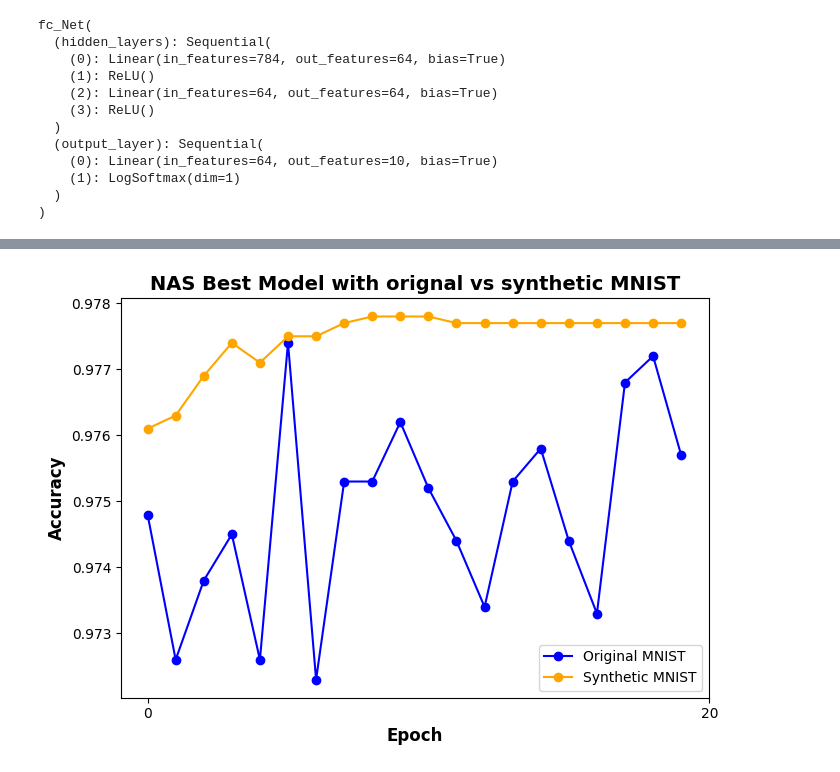
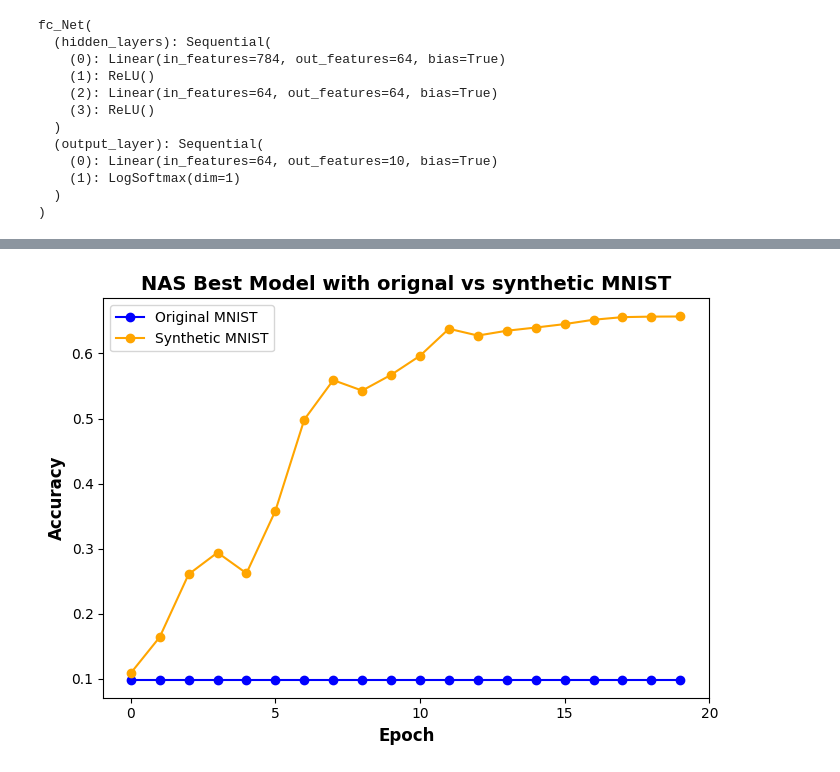
Before and after one commit to Swapnil949/ECE1512_2024F_ProjectRepo_SwapnilPatel, a Jupyter notebook: project_A/src/task1_application.ipynb, the cells around one changed output, grey strips where cells are left out. Saved outputs shown, nothing was run; the diff lists cells and outputs as text; code cells hidden in the pictures.

```diff
--- a/project_A/src/task1_application.ipynb
+++ b/project_A/src/task1_application.ipynb
@@ -370,6 +347,13 @@ fc_Net(
   )
 )
 # %%
+# Load the full dataset
+lr = 0.01
+num_epochs = 20
+batch_size = 64
+model = fc_Net(input_size, best_architecture, output_size).to(device)
+
+
 criterion = nn.CrossEntropyLoss().to(device)
 optimizer = torch.optim.SGD(model.parameters(), lr=lr, momentum=0.9, weight_decay=0.0001)
 sched = torch.optim.lr_scheduler.CosineAnnealingLR(optimizer, T_max=steps)
@@ -426,6 +397,10 @@ num_epochs = 20
 batch_size = 64
 
 syn_dataset, channel, num_classes, im_size, dataloader = get_syn_dataset('MNIST_real_res.pt')
+
+## train model with best architecture using the full dataset
+
+model = fc_Net(input_size, best_architecture, output_size).to(device)
 
 
 criterion = nn.CrossEntropyLoss().to(device)
@@ -481,17 +456,17 @@ elapsed time:  11.104322910308838
 # %%
 plt.figure(figsize=(7, 5))  # Set figure size
 
 # plot AlexNet accuracy results
 plt.plot(orig_results, label='Original MNIST', color='blue', marker='o')
 plt.plot(syn_results, label='Synthetic MNIST', color='orange', marker='o')
 
 plt.grid(False)
-plt.xticks(np.arange(0, num_epochs+1, 20))
+plt.xticks(np.arange(0, num_epochs+1, 5))
 plt.xlabel("Epoch", fontsize=12, fontweight='bold')
 plt.ylabel("Accuracy", fontsize=12, fontweight='bold')
 plt.title("NAS Best Model with orignal vs synthetic MNIST", fontsize=14, fontweight='bold')
 plt.legend(loc='best', fontsize=10)
 plt.tight_layout()
 plt.savefig(figures_dir + "nas_comparision.png")
 # %% [output]
-[figure, old version]
+[figure, new version]
```
Also changed, not shown: parts of 7 cells of this notebook, 1 other file.
